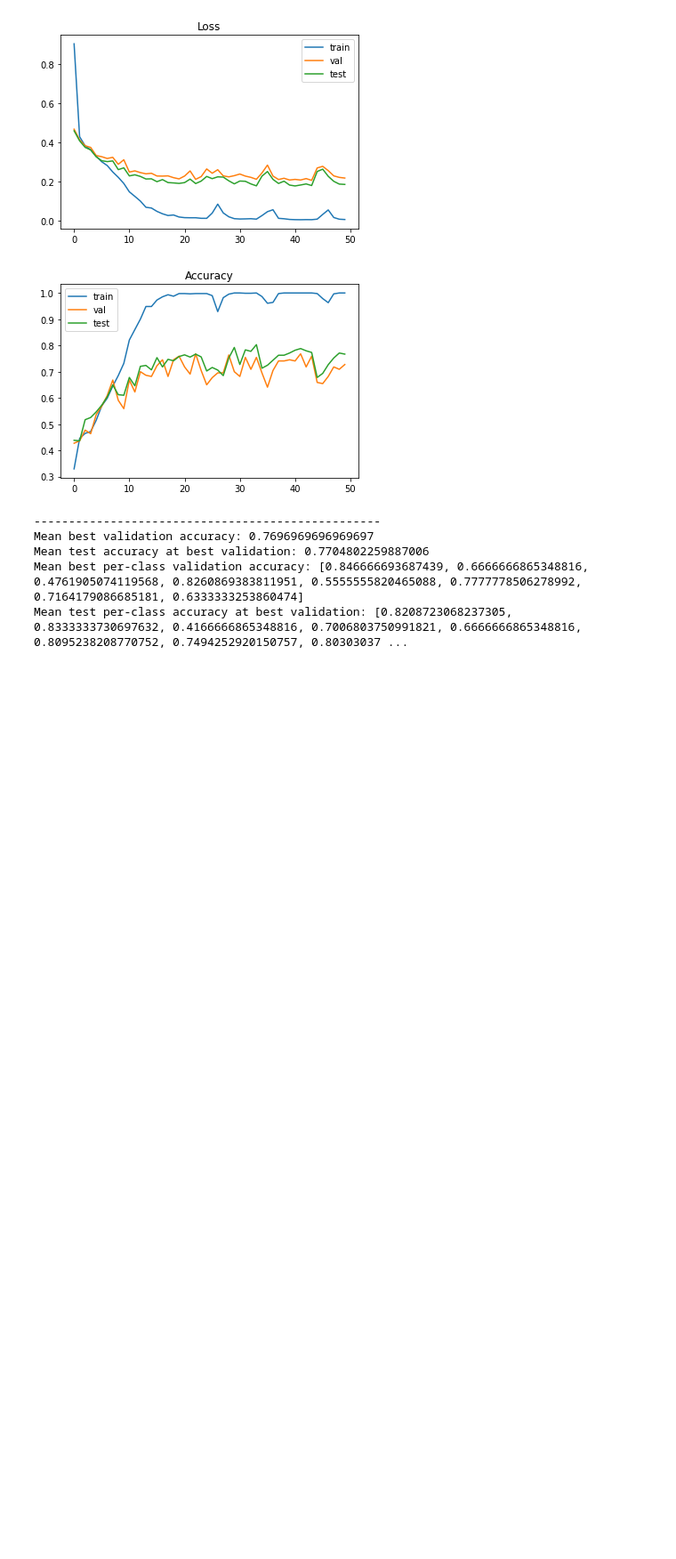
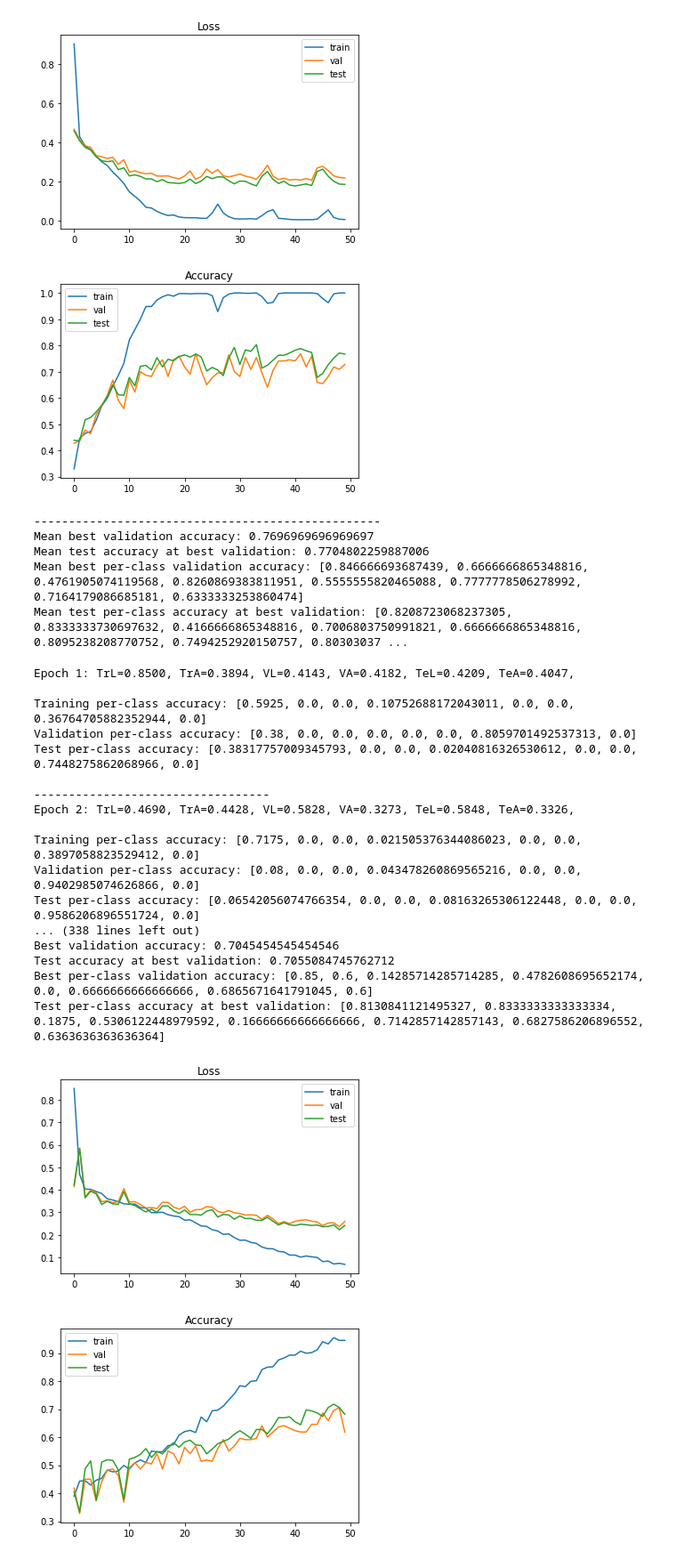
Before and after one commit to amarchese96/AI-Project, a Jupyter notebook: Capsule_Network_Project_1.ipynb, the cells around one changed output. Shown: that part at 89% size. Drawn from its saved outputs; the diff is of its cells as text; code cells hidden in the pictures; blank space fills up the shorter version.

```diff
--- a/Capsule_Network_Project_1.ipynb
+++ b/Capsule_Network_Project_1.ipynb
@@ -426,27 +426,48 @@ Mean test per-class accuracy at best validation: [0.8208723068237305, 0.83333337
 # %%
 #With train transformations
 train_transform = T.Compose([
     T.Resize(320),
-    T.RandomHorizontalFlip(),
-    T.RandomVerticalFlip(),
+    T.RandomHorizontalFlip(0.7),
+    T.RandomVerticalFlip(0.7),
+    T.ColorJitter(),
     T.ToTensor()
 ])
 
 k = 3
 sum_best_val_accuracy = 0.0
 sum_test_accuracy_at_best_val = 0.0
 sum_best_val_per_class_accuracy = torch.zeros(num_classes).to(dev)
 sum_test_per_class_accuracy_at_best_val = torch.zeros(num_classes).to(dev)
 for _ in range(k):
-  best_val_accuracy, test_accuracy_at_best_val, best_val_per_class_accuracy, test_per_class_accuracy_at_best_val = train(train_dataset, test_dataset, train_transform, test_transform, val_frac, num_classes)
+  best_val_accuracy, test_accuracy_at_best_val, best_val_per_class_accuracy, test_per_class_accuracy_at_best_val = train(train_dataset, test_dataset, train_transform, test_transform, val_frac, num_classes, 50)
   sum_best_val_accuracy += best_val_accuracy
   sum_test_accuracy_at_best_val += test_accuracy_at_best_val
   sum_best_val_per_class_accuracy += best_val_per_class_accuracy
   sum_test_per_class_accuracy_at_best_val += test_per_class_accuracy_at_best_val
   print("--------------------------------------------------")
 
 # Print best validation accuracy and test accuracy at best validation
 print(f"Mean best validation accuracy: {sum_best_val_accuracy / k}")
 print(f"Mean test accuracy at best validation: {sum_test_accuracy_at_best_val / k}")
 print(f"Mean best per-class validation accuracy: {(sum_best_val_per_class_accuracy / k).tolist()}")
 print(f"Mean test per-class accuracy at best validation: {(sum_test_per_class_accuracy_at_best_val / k).tolist()}")
+# %% [output]
+Epoch 1: TrL=0.8500, TrA=0.3894, VL=0.4143, VA=0.4182, TeL=0.4209, TeA=0.4047,
+
+Training per-class accuracy: [0.5925, 0.0, 0.0, 0.10752688172043011, 0.0, 0.0, 0.36764705882352944, 0.0]
+Validation per-class accuracy: [0.38, 0.0, 0.0, 0.0, 0.0, 0.0, 0.8059701492537313, 0.0]
+Test per-class accuracy: [0.38317757009345793, 0.0, 0.0, 0.02040816326530612, 0.0, 0.0, 0.7448275862068966, 0.0]
+
+----------------------------------
+Epoch 2: TrL=0.4690, TrA=0.4428, VL=0.5828, VA=0.3273, TeL=0.5848, TeA=0.3326,
+
+Training per-class accuracy: [0.7175, 0.0, 0.0, 0.021505376344086023, 0.0, 0.0, 0.3897058823529412, 0.0]
+Validation per-class accuracy: [0.08, 0.0, 0.0, 0.043478260869565216, 0.0, 0.0, 0.9402985074626866, 0.0]
+Test per-class accuracy: [0.06542056074766354, 0.0, 0.0, 0.08163265306122448, 0.0, 0.0, 0.9586206896551724, 0.0]
+... (338 lines left out)
+Best validation accuracy: 0.7045454545454546
+Test accuracy at best validation: 0.7055084745762712
+Best per-class validation accuracy: [0.85, 0.6, 0.14285714285714285, 0.4782608695652174, 0.0, 0.6666666666666666, 0.6865671641791045, 0.6]
+Test per-class accuracy at best validation: [0.8130841121495327, 0.8333333333333334, 0.1875, 0.5306122448979592, 0.16666666666666666, 0.7142857142857143, 0.6827586206896552, 0.6363636363636364]
+[figure, added]
+[figure, added]
```
Also changed, not shown: parts of 1 cell of this notebook, 1 other file.
